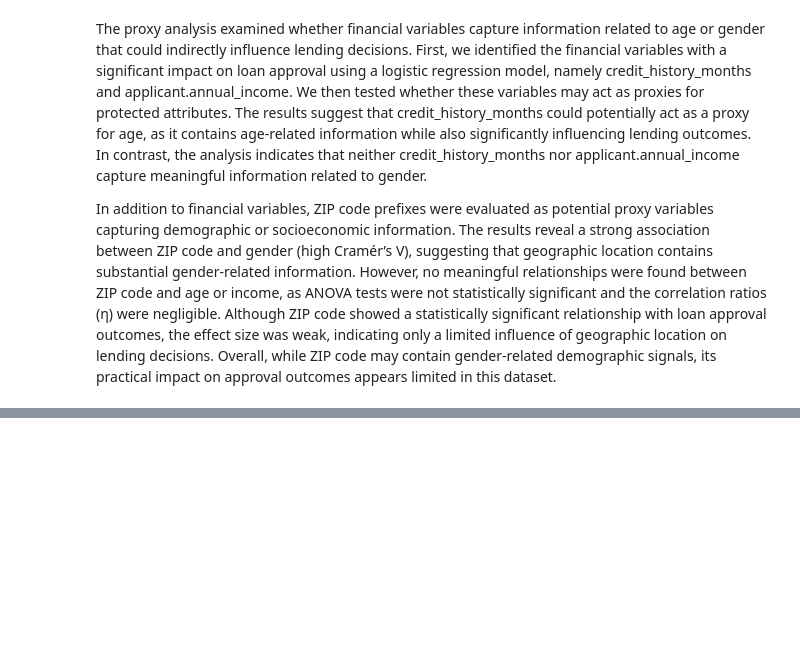
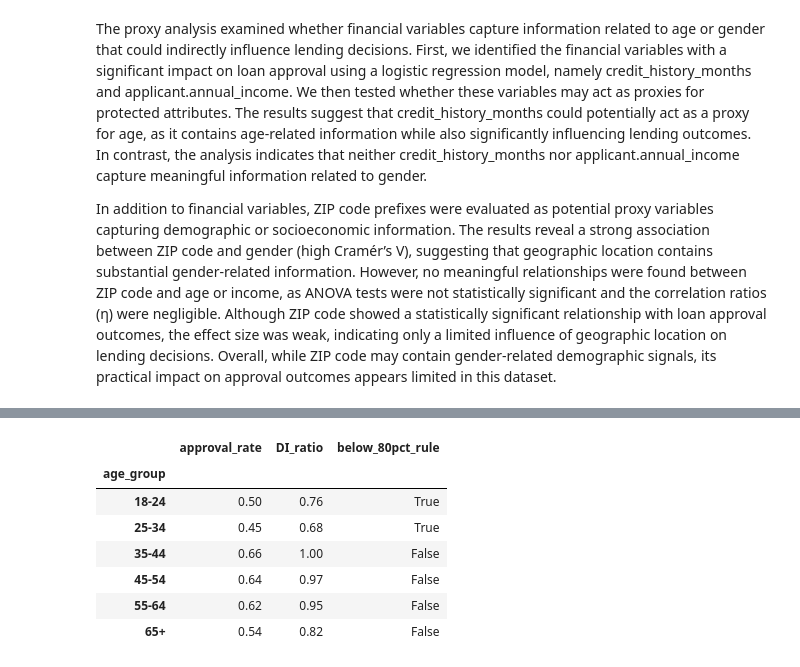
Before and after one commit to lauraaandrada/dego-project-team2, a Jupyter notebook: notebooks/02-bias-analysis.ipynb, the cells around one changed output, grey strips where cells are left out. Cells and saved outputs as stored; diff of their text form; code cells hidden in the pictures; blank space fills up the shorter version.

```diff
--- a/notebooks/02-bias-analysis.ipynb
+++ b/notebooks/02-bias-analysis.ipynb
@@ -773,0 +937,18 @@ In addition to financial variables, ZIP code prefixes were evaluated as potentia
+# %%
+age_bias_df = pd.DataFrame({
+    "approval_rate": age_rates.round(2),
+    "DI_ratio": (age_rates / reference_rate).round(2)
+})
+
+age_bias_df["below_80pct_rule"] = age_bias_df["DI_ratio"] < 0.8
+
+age_bias_df
+# %% [output]
+|  | approval_rate | DI_ratio | below_80pct_rule |
+| age_group |  |  |  |
+| 18-24 | 0.50 | 0.76 | True |
+| 25-34 | 0.45 | 0.68 | True |
+| 35-44 | 0.66 | 1.00 | False |
+| 45-54 | 0.64 | 0.97 | False |
+| 55-64 | 0.62 | 0.95 | False |
+| 65+ | 0.54 | 0.82 | False |
```
Also changed, not shown: parts of 31 cells of this notebook.
